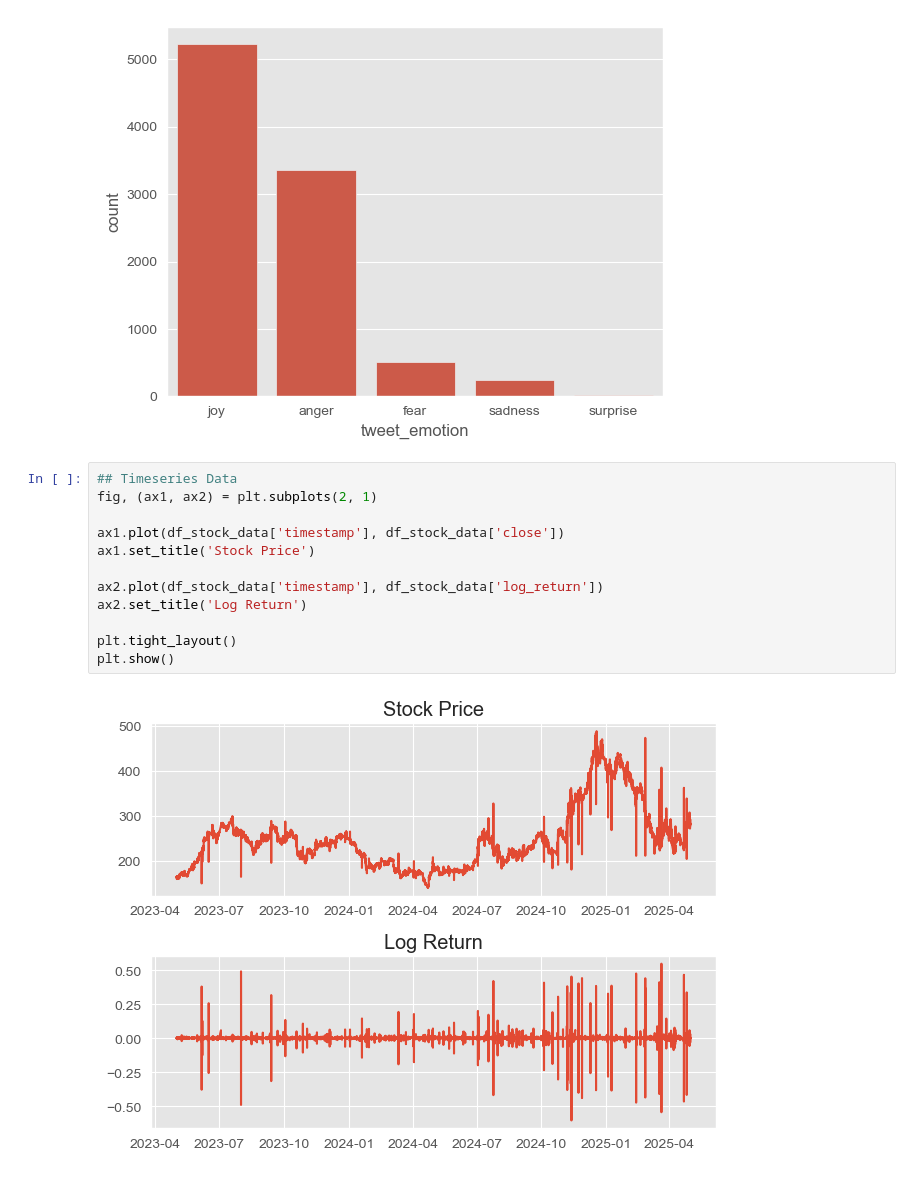
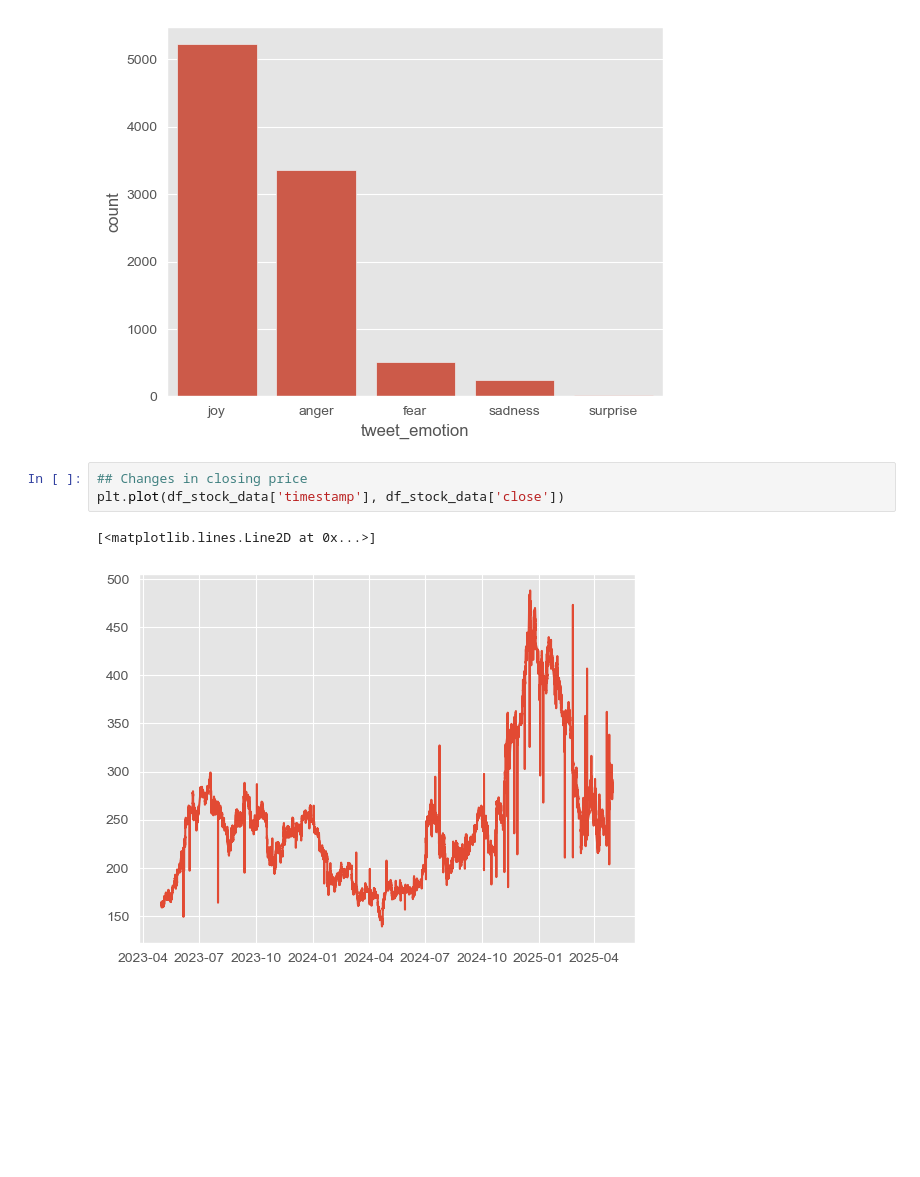
Before and after one commit to AK960/COIN_Repo, a Jupyter notebook: scripts/analyse_emotions.ipynb, the cells around one changed output. Cells and saved outputs as stored; diff of their text form; blank space fills up the shorter version.

```diff
--- a/scripts/analyse_emotions.ipynb
+++ b/scripts/analyse_emotions.ipynb
@@ -252,16 +265,8 @@ sns.countplot(x='tweet_emotion', data=df_tweets_normalized)
 <Axes: xlabel='tweet_emotion', ylabel='count'>
 [figure]
 # %%
-## Timeseries Data
-fig, (ax1, ax2) = plt.subplots(2, 1)
-
-ax1.plot(df_stock_data['timestamp'], df_stock_data['close'])
-ax1.set_title('Stock Price')
-
-ax2.plot(df_stock_data['timestamp'], df_stock_data['log_return'])
-ax2.set_title('Log Return')
-
-plt.tight_layout()
-plt.show()
+## Changes in closing price
+plt.plot(df_stock_data['timestamp'], df_stock_data['close'])
 # %% [output]
+[<matplotlib.lines.Line2D at 0x...>]
-[figure, old version]
+[figure, new version]
```
Also changed, not shown: parts of 11 cells of this notebook.
